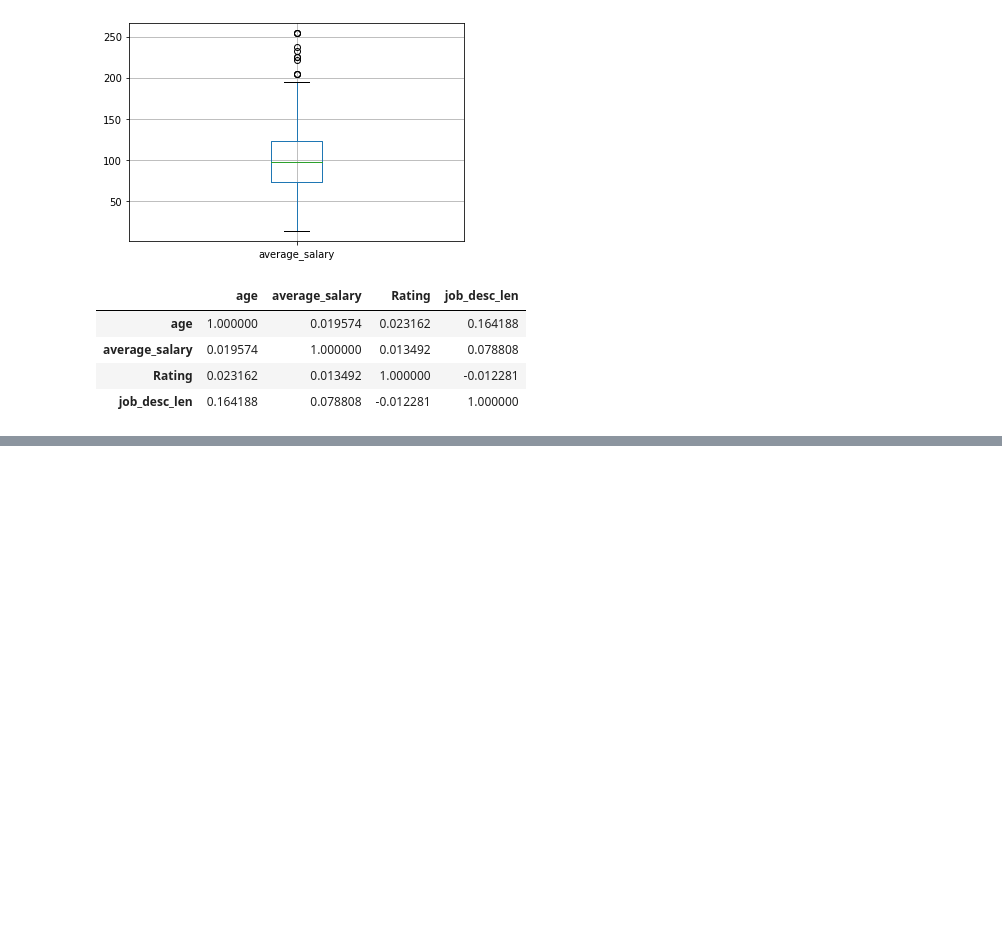
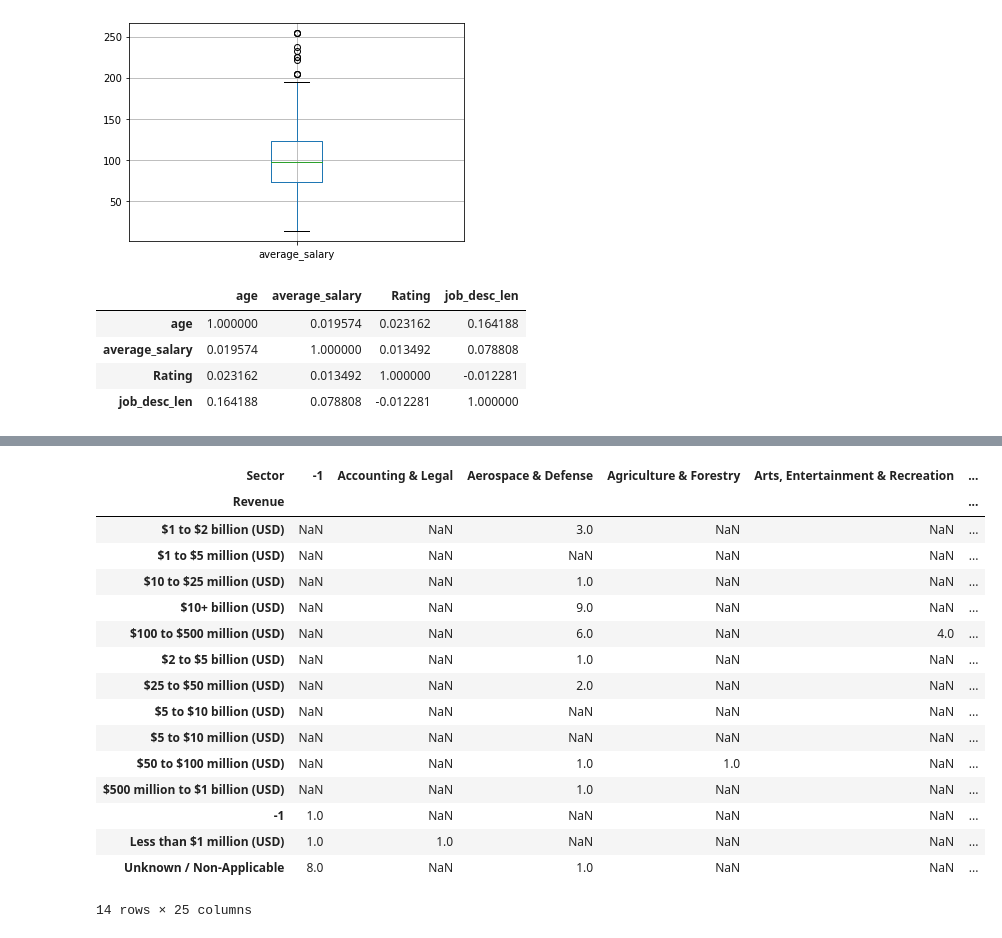
Before and after one commit to vaishnav22/glassdoor_dataScience, a Jupyter notebook: EDA.ipynb, the cells around one changed output, grey strips where cells are left out. Drawn from its saved outputs; the diff is of its cells as text; code cells hidden in the pictures; blank space fills up the shorter version.

```diff
--- a/EDA.ipynb
+++ b/EDA.ipynb
@@ -296,0 +380,3 @@ df[['age','average_salary','Rating','job_desc_len']].corr()
+# %%
+pd.set_option('display.max_rows', None)
+pd.pivot_table(df, index=['job_state','job_simp'],values='average_salary').sort_values('job_state',ascending=False)
@@ -296,0 +436,2 @@ df[['age','average_salary','Rating','job_desc_len']].corr()
+# %%
+df_pivots = df[['Rating','Industry','Sector','Revenue','num_comp','hourly','employer_provided','python_yn','R_yn','spark_yn','excel_yn','aws_yn','Type of ownership','average_salary']]
@@ -296,0 +491,21 @@ df[['age','average_salary','Rating','job_desc_len']].corr()
+# %%
+#example of the use of columns
+pd.pivot_table(df_pivots, index='Revenue', columns='Sector', values='average_salary', aggfunc='count')
+# %% [output]
+| Sector | -1 | Accounting & Legal | Aerospace & Defense | Agriculture & Forestry | Arts, Entertainment & Recreation | ... |
+| Revenue |  |  |  |  |  | ... |
+| $1 to $2 billion (USD) | NaN | NaN | 3.0 | NaN | NaN | ... |
+| $1 to $5 million (USD) | NaN | NaN | NaN | NaN | NaN | ... |
+| $10 to $25 million (USD) | NaN | NaN | 1.0 | NaN | NaN | ... |
+| $10+ billion (USD) | NaN | NaN | 9.0 | NaN | NaN | ... |
+| $100 to $500 million (USD) | NaN | NaN | 6.0 | NaN | 4.0 | ... |
+| $2 to $5 billion (USD) | NaN | NaN | 1.0 | NaN | NaN | ... |
+| $25 to $50 million (USD) | NaN | NaN | 2.0 | NaN | NaN | ... |
+| $5 to $10 billion (USD) | NaN | NaN | NaN | NaN | NaN | ... |
+| $5 to $10 million (USD) | NaN | NaN | NaN | NaN | NaN | ... |
+| $50 to $100 million (USD) | NaN | NaN | 1.0 | 1.0 | NaN | ... |
+| $500 million to $1 billion (USD) | NaN | NaN | 1.0 | NaN | NaN | ... |
+| -1 | 1.0 | NaN | NaN | NaN | NaN | ... |
+| Less than $1 million (USD) | 1.0 | 1.0 | NaN | NaN | NaN | ... |
+| Unknown / Non-Applicable | 8.0 | NaN | 1.0 | NaN | NaN | ... |
+14 rows × 25 columns
```
Also changed, not shown: parts of 19 cells of this notebook.
